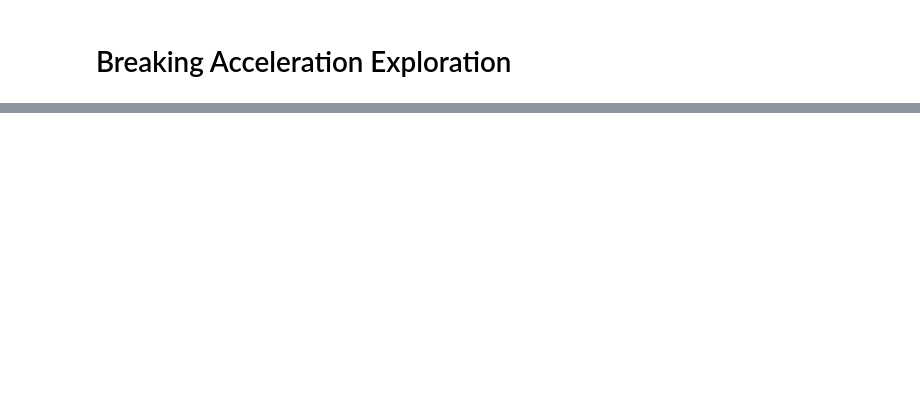
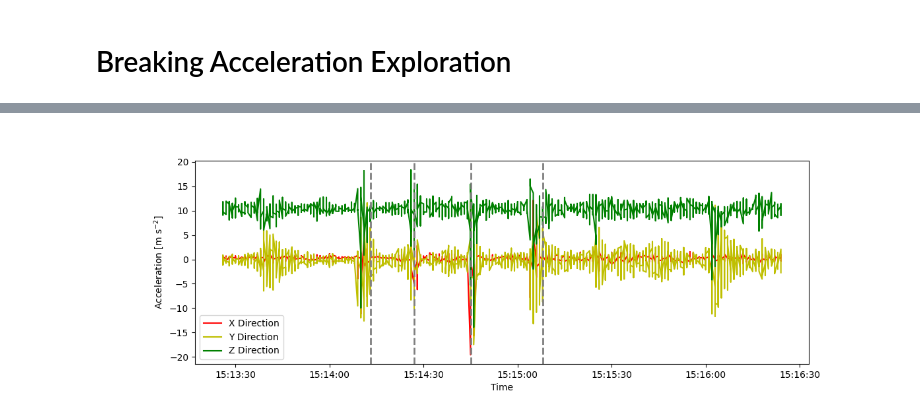
Before and after one commit to SASlabgroup/DUNEXMainExp, a Jupyter notebook: analysis/Breaker_Accel_exploration.ipynb, the cells around one changed output, grey strips where cells are left out. Saved outputs shown, nothing was run; the diff lists cells and outputs as text; code cells hidden in the pictures; blank space fills up the shorter version.

```diff
--- a/analysis/Breaker_Accel_exploration.ipynb
+++ b/analysis/Breaker_Accel_exploration.ipynb
@@ -39,3 +74,59 @@ f_accel_x_40, t_accel_x_40, Sxx_accel_x_40 = signal.spectrogram(mission_dataset[
 # Plot Acceleration Spectrograms
 fig_accel_x_spec, ax = plt.subplots()
 ax.pcolor(t_accel_x_40, f_accel_x_40, Sxx_accel_x_40)
+# %%
+tstart = datetime.datetime(2021, 10, 22, 15, 13, 25)
+tend = datetime.datetime(2021, 10, 22, 15, 16, 25)
+
+tind = np.where((np.asarray(accel_time_40)>tstart) & (np.asarray(accel_time_40)<tend))[0]
+
+xaccel = mission_dataset['microSWIFT_40']['IMU']['accel_x']
+yaccel = mission_dataset['microSWIFT_40']['IMU']['accel_y']
+zaccel = mission_dataset['microSWIFT_40']['IMU']['accel_z']
+
+# Make Spectorgram of accelerations
+imu_sampling_freq = 12 # Units are Hz
+f_accel_x_40, t_accel_x_40, Sxx_accel_x_40 = signal.spectrogram(xaccel[tind], fs=imu_sampling_freq)
+f_accel_y_40, t_accel_y_40, Syy_accel_y_40 = signal.spectrogram(yaccel[tind], fs=imu_sampling_freq)
+f_accel_z_40, t_accel_z_40, Szz_accel_z_40 = signal.spectrogram(zaccel[tind], fs=imu_sampling_freq)
+
+# plot time series during set of breaking
+breaking_tinds = np.array([datetime.datetime(2021, 10, 22, 15, 14, 13), datetime.datetime(2021, 10, 22, 15, 14, 27),
+                           datetime.datetime(2021, 10, 22, 15, 14, 45), datetime.datetime(2021, 10, 22, 15, 15, 8)])
+
+fig_micro_1, ax = plt.subplots(figsize=(12,4))
+ax.plot(accel_time_40[tind], xaccel[tind], color='r', label='X Direction')
+ax.plot(accel_time_40[tind], yaccel[tind], color='y', label='Y Direction')
+ax.plot(accel_time_40[tind], zaccel[tind], color='g', label='Z Direction')
+ax.axvline(breaking_tinds[0], linestyle='--', color='grey', linewidth=2)
+ax.axvline(breaking_tinds[1], linestyle='--', color='grey', linewidth=2)
+ax.axvline(breaking_tinds[2], linestyle='--', color='grey', linewidth=2)
+ax.axvline(breaking_tinds[3], linestyle='--', color='grey', linewidth=2)
+ax.legend()
+ax.set_xlabel('Time')
+ax.set_ylabel('Acceleration [m s$^{-2}$]')
+# fig_micro_1.savefig(os.path.join('/Users/enuss/UW/DUNEX/breaker_accel.png'))
+
+if 0:
+    # Plot Acceleration Spectrograms
+    fig, ax = plt.subplots(ncols=3, figsize=(16,7))
+    p0 = ax[0].pcolor(t_accel_x_40, f_accel_x_40, Sxx_accel_x_40)
+    fig.colorbar(p0, ax=ax[0])
+    p0.set_clim(0,10)
+    ax[0].set_xlabel('Time')
+    ax[0].set_ylabel('Frequency')
+
+    p1 = ax[1].pcolor(t_accel_y_40, f_accel_y_40, Syy_accel_y_40)
+    fig.colorbar(p1, ax=ax[1])
+    p1.set_clim(0,10)
+    ax[1].set_xlabel('Time')
+    ax[1].set_ylabel('Frequency')
+
+    p2 = ax[2].pcolor(t_accel_z_40, f_accel_z_40, Szz_accel_z_40)
+    fig.colorbar(p2, ax=ax[2])
+    p2.set_clim(0,10)
+    ax[2].set_xlabel('Time')
+    ax[2].set_ylabel('Frequency')
+    fig.tight_layout()
+# %% [output]
+[figure, added]
```
Also changed, not shown: parts of 6 cells of this notebook, 1 other file.
